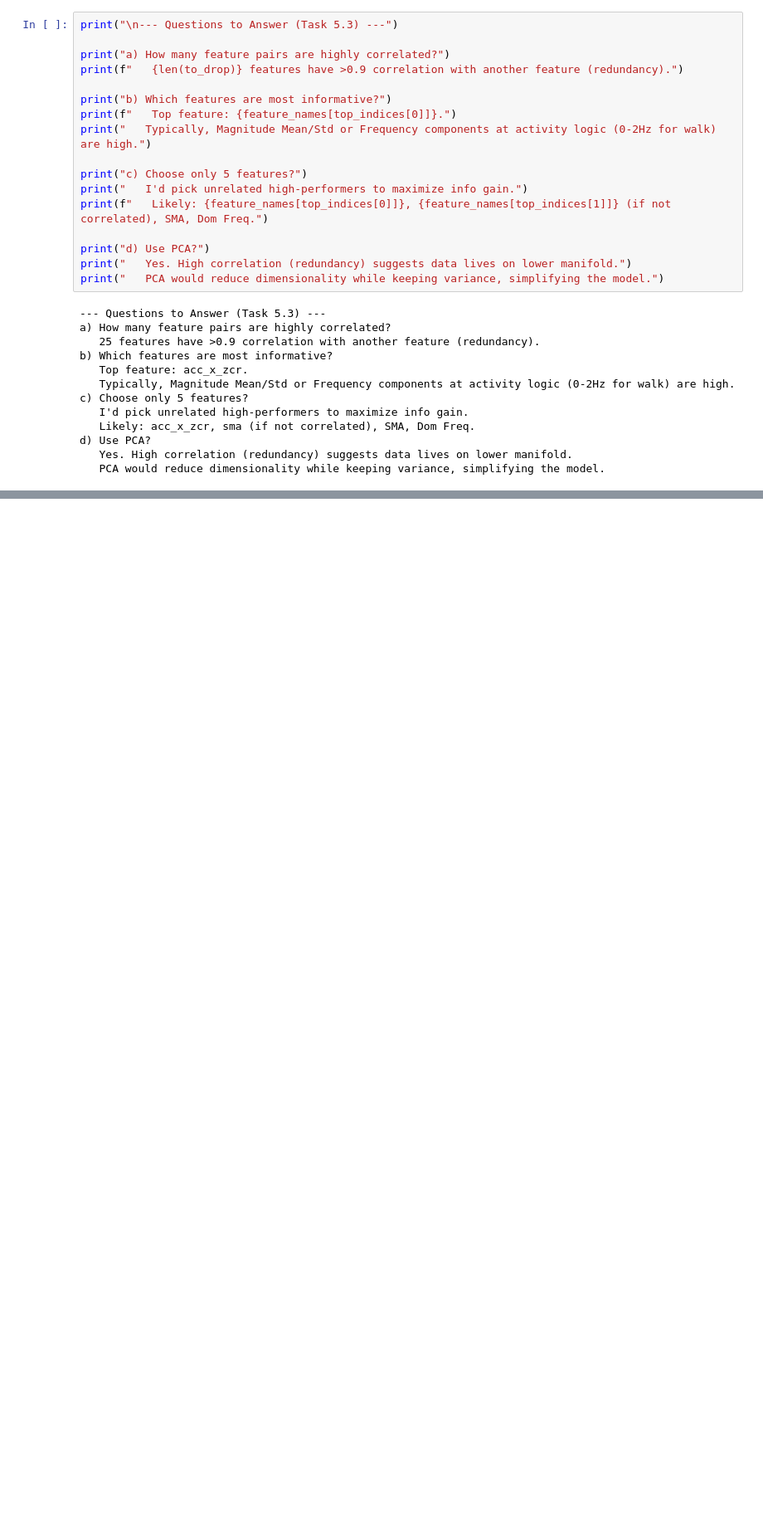
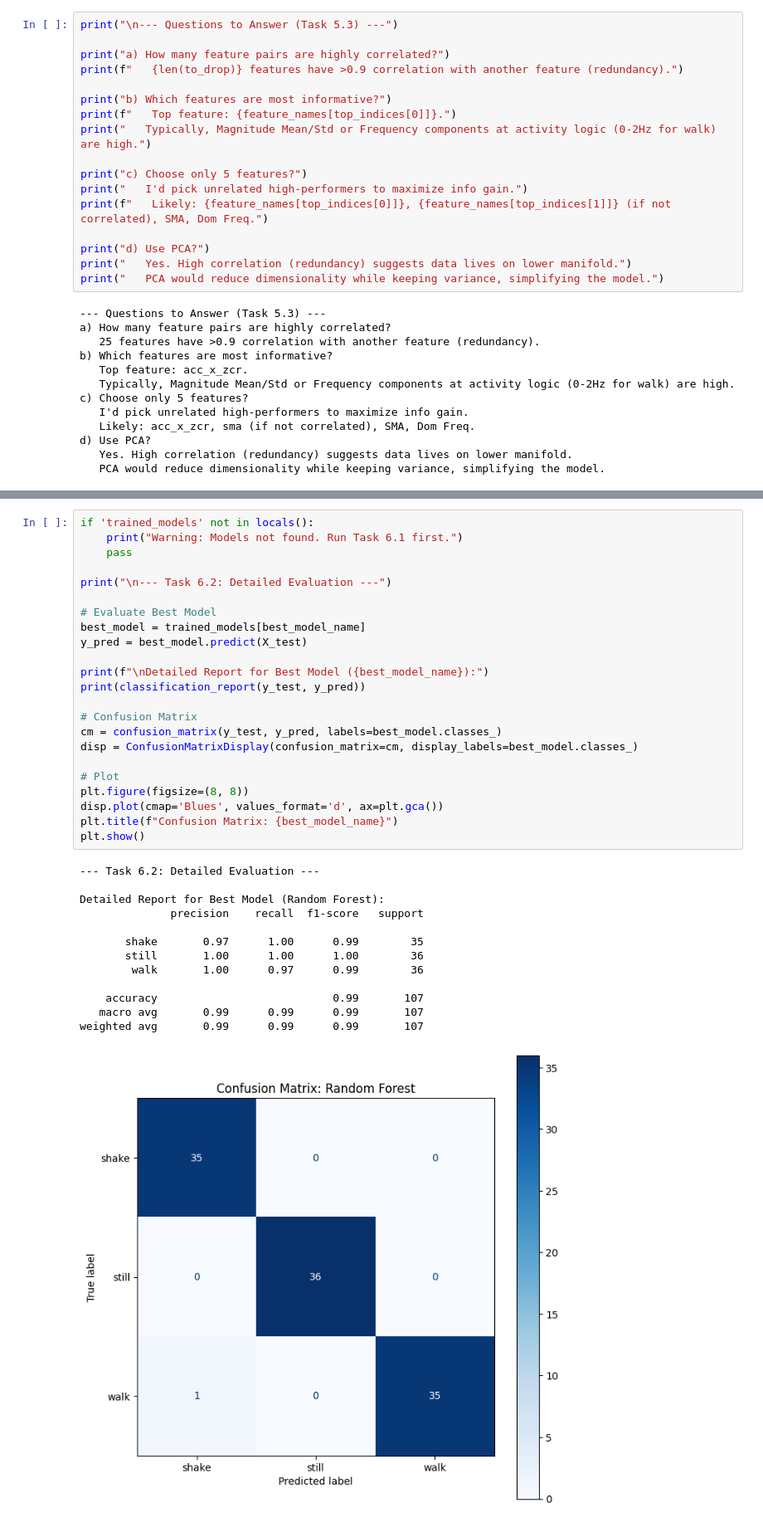
Before and after one commit to MarwanMesbah18/IMU_AI, a Jupyter notebook: IMU_Project.ipynb, the cells around one changed output, grey strips where cells are left out. Shown at 83% size. Cells and saved outputs as stored; diff of their text form; blank space fills up the shorter version.

```diff
--- a/IMU_Project.ipynb
+++ b/IMU_Project.ipynb
@@ -2099,0 +2218,37 @@ d) Use PCA?
+# %%
+if 'trained_models' not in locals():
+    print("Warning: Models not found. Run Task 6.1 first.")
+    pass
+
+print("\n--- Task 6.2: Detailed Evaluation ---")
+
+# Evaluate Best Model
+best_model = trained_models[best_model_name]
+y_pred = best_model.predict(X_test)
+
+print(f"\nDetailed Report for Best Model ({best_model_name}):")
+print(classification_report(y_test, y_pred))
+
+# Confusion Matrix
+cm = confusion_matrix(y_test, y_pred, labels=best_model.classes_)
+disp = ConfusionMatrixDisplay(confusion_matrix=cm, display_labels=best_model.classes_)
+
+# Plot
+plt.figure(figsize=(8, 8))
+disp.plot(cmap='Blues', values_format='d', ax=plt.gca())
+plt.title(f"Confusion Matrix: {best_model_name}")
+plt.show()
+# %% [output]
+--- Task 6.2: Detailed Evaluation ---
+
+Detailed Report for Best Model (Random Forest):
+              precision    recall  f1-score   support
+
+       shake       0.97      1.00      0.99        35
+       still       1.00      1.00      1.00        36
+        walk       1.00      0.97      0.99        36
+
+    accuracy                           0.99       107
+   macro avg       0.99      0.99      0.99       107
+weighted avg       0.99      0.99      0.99       107
+[figure, added]
```
Also changed, not shown: parts of 14 cells of this notebook, 9 other files.
